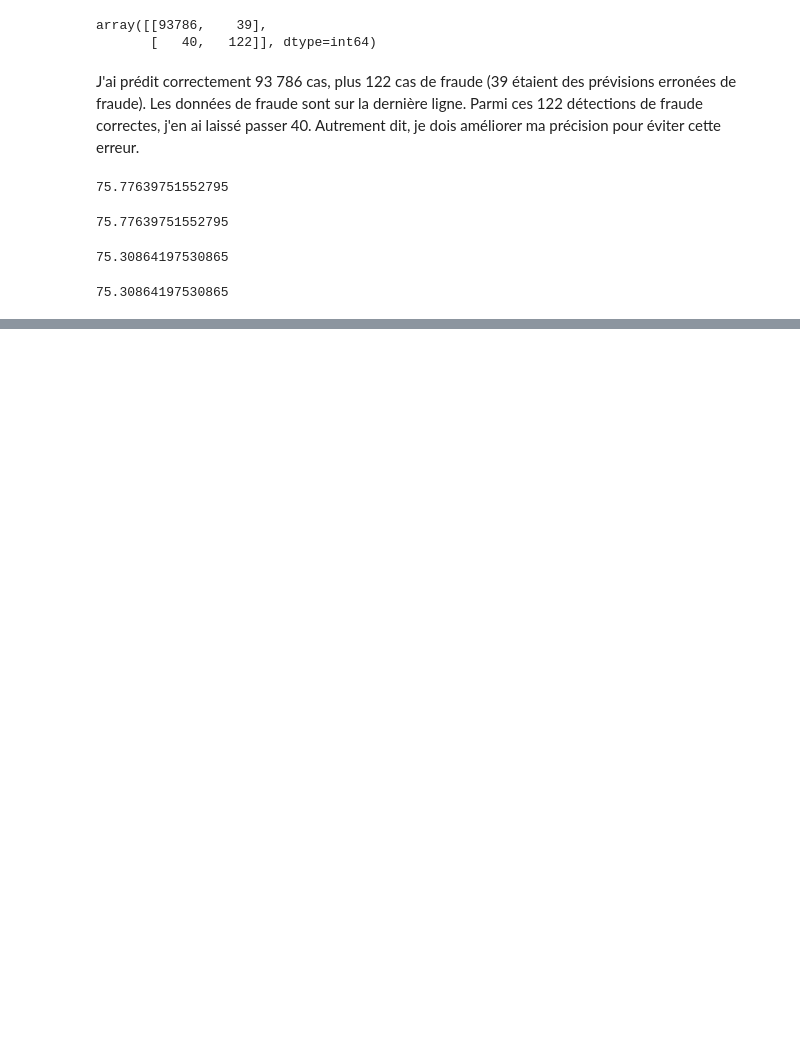
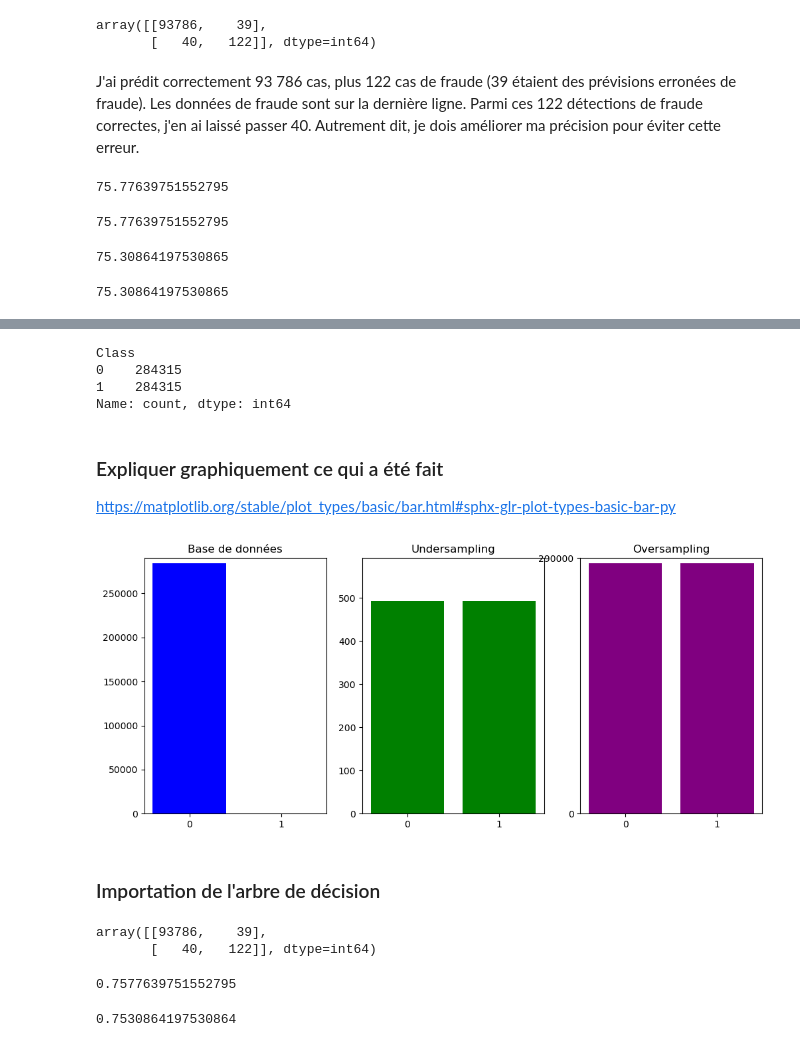
Before and after one commit to Badu1230/fraude-identification, a Jupyter notebook: Création d'un modèle d'identification des fraudes.ipynb, the cells around one changed output, grey strips where cells are left out. Cells and saved outputs as stored; diff of their text form; code cells hidden in the pictures; blank space fills up the shorter version.

```diff
--- a/Création d'un modèle d'identification des fraudes.ipynb
+++ b/Création d'un modèle d'identification des fraudes.ipynb
@@ -210,0 +317,10 @@ recall_score(y_test, y_pred)*100
+# %%
+y_res_over.value_counts()
+# %% [output]
+Class
+0    284315
+1    284315
+Name: count, dtype: int64
+# %% [markdown]
+### Expliquer graphiquement ce qui a été fait
+https://matplotlib.org/stable/plot_types/basic/bar.html#sphx-glr-plot-types-basic-bar-py
@@ -210,0 +330,20 @@ recall_score(y_test, y_pred)*100
+# %%
+fig, ax = plt.subplots(ncols=3,figsize=(12,5))
+colors = ['blue', 'green', 'purple']
+
+ax[0].bar(y.value_counts().index, y.value_counts().values,color=colors[0])
+ax[1].bar(y_res_under.value_counts().index, y_res_under.value_counts().values,color=colors[1])
+ax[2].bar(y_res_over.value_counts().index, y_res_over.value_counts().values,color=colors[2])
+
+ax[0].set(xticks=[0,1],ylim=(0,290000))
+ax[0].set_title('Base de données')
+ax[1].set(xticks=[0, 1], ylim=(0, y_res_under.value_counts().max() + 100))
+ax[1].set_title('Undersampling')
+ax[2].set(xticks=[0,1],ylim=(0,290000),yticks=[0,290000])
+ax[2].set_title('Oversampling')
+
+plt.show()
+# %% [output]
+[figure, added]
+# %% [markdown]
+### Importation de l'arbre de décision
@@ -210,0 +352,18 @@ recall_score(y_test, y_pred)*100
+# %%
+# Visualisation de la matrice de confusion
+confusion_matrix(y_test,y_pred)
+# %% [output]
+array([[93786,    39],
+       [   40,   122]], dtype=int64)
+# %%
+# Calcul de precision
+from sklearn.metrics import precision_score
+precision_score(y_test,y_pred)
+# %% [output]
+0.7577639751552795
+# %%
+# Recall
+from sklearn.metrics import recall_score
+recall_score(y_test,y_pred)
+# %% [output]
+0.7530864197530864
```
Also changed, not shown: parts of 73 cells of this notebook.
